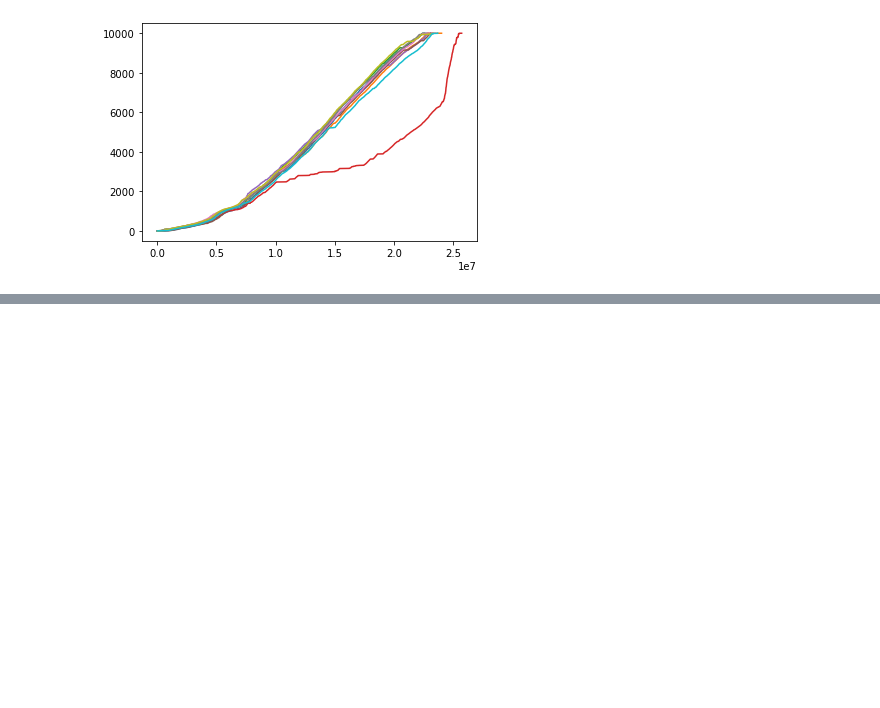
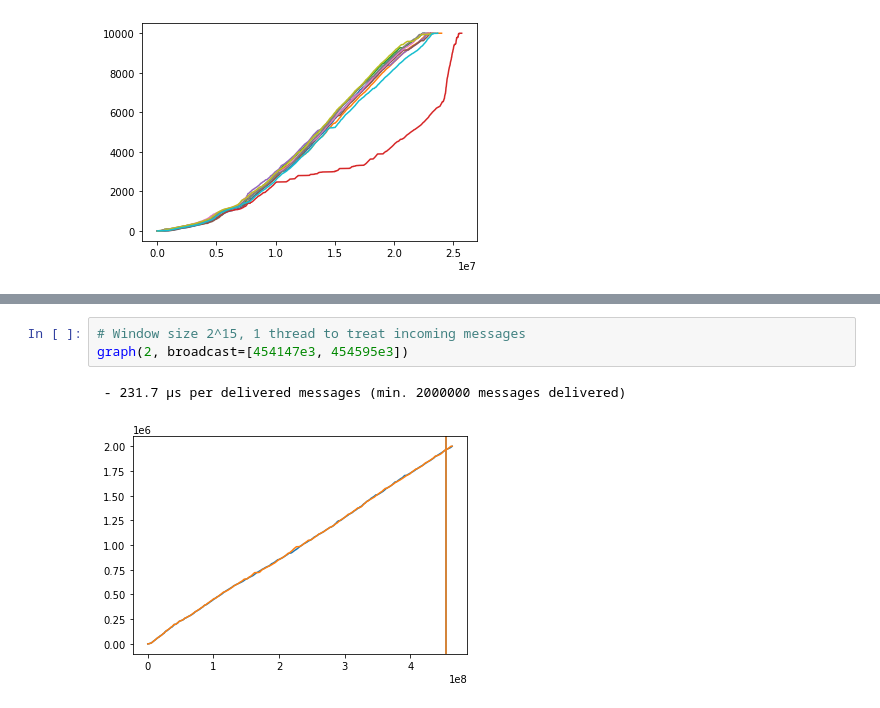
Before and after one commit to robinmamie/distributed-algorithms, a Jupyter notebook: timings.ipynb, the cells around one changed output, grey strips where cells are left out. Saved outputs shown, nothing was run; the diff lists cells and outputs as text; blank space fills up the shorter version.

```diff
--- a/timings.ipynb
+++ b/timings.ipynb
@@ -48,0 +69,6 @@ graph(10)
+# %%
+# Window size 2^15, 1 thread to treat incoming messages
+graph(2, broadcast=[454147e3, 454595e3])
+# %% [output]
+ - 231.7 µs per delivered messages (min. 2000000 messages delivered)
+[figure, added]
```
Also changed, not shown: parts of 9 cells of this notebook, 6 other files.
